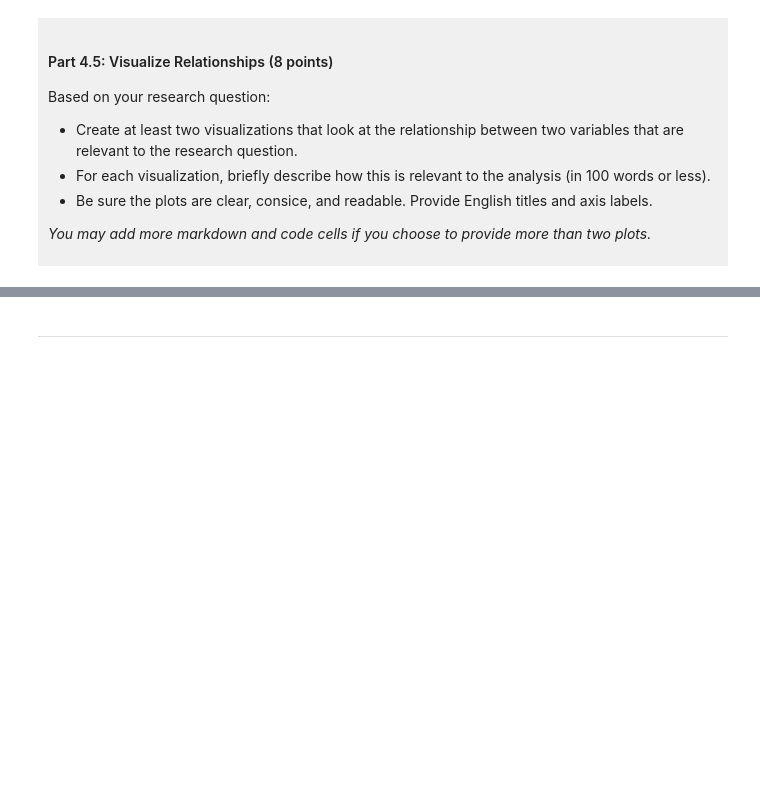
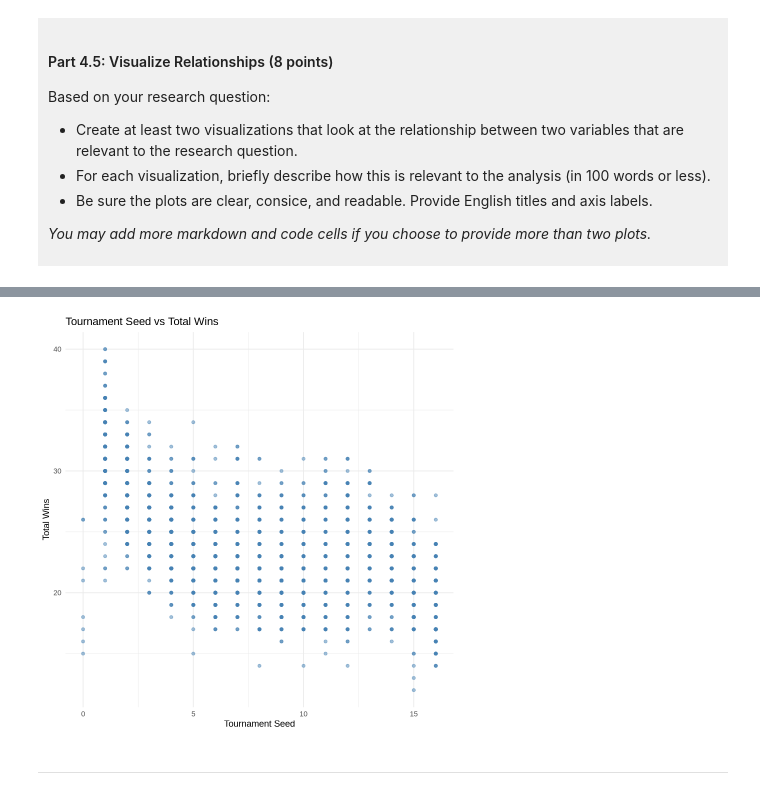
Before and after one commit to Haowei-Ning/deci-100-project-Haowei-Ning, a Jupyter notebook: dsci-100-project-notebook.ipynb, the cells around one changed output, grey strips where cells are left out. Saved outputs shown, nothing was run; the diff lists cells and outputs as text; code cells hidden in the pictures; blank space fills up the shorter version.

```diff
--- a/dsci-100-project-notebook.ipynb
+++ b/dsci-100-project-notebook.ipynb
@@ -317,5 +394,15 @@ Visualization 2: %%% EDIT THIS MARKDOWN CELL%%%
 # %%
-### EDIT THIS CODE CELL FOR VISUALIZATION 2###
+# Visualization 2: Seed vs total wins
+ggplot(basketball_clean, aes(x = seed, y = total_wins)) +
+  geom_point(color = "steelblue", alpha = 0.5) +
+  labs(
+    title = "Tournament Seed vs Total Wins",
+    x = "Tournament Seed",
+    y = "Total Wins"
+  ) +
+  theme_minimal()
+# %% [output]
+[figure, added]
 # %% [markdown]
 ------
 # %% [markdown]
```
Also changed, not shown: parts of 10 cells of this notebook.
